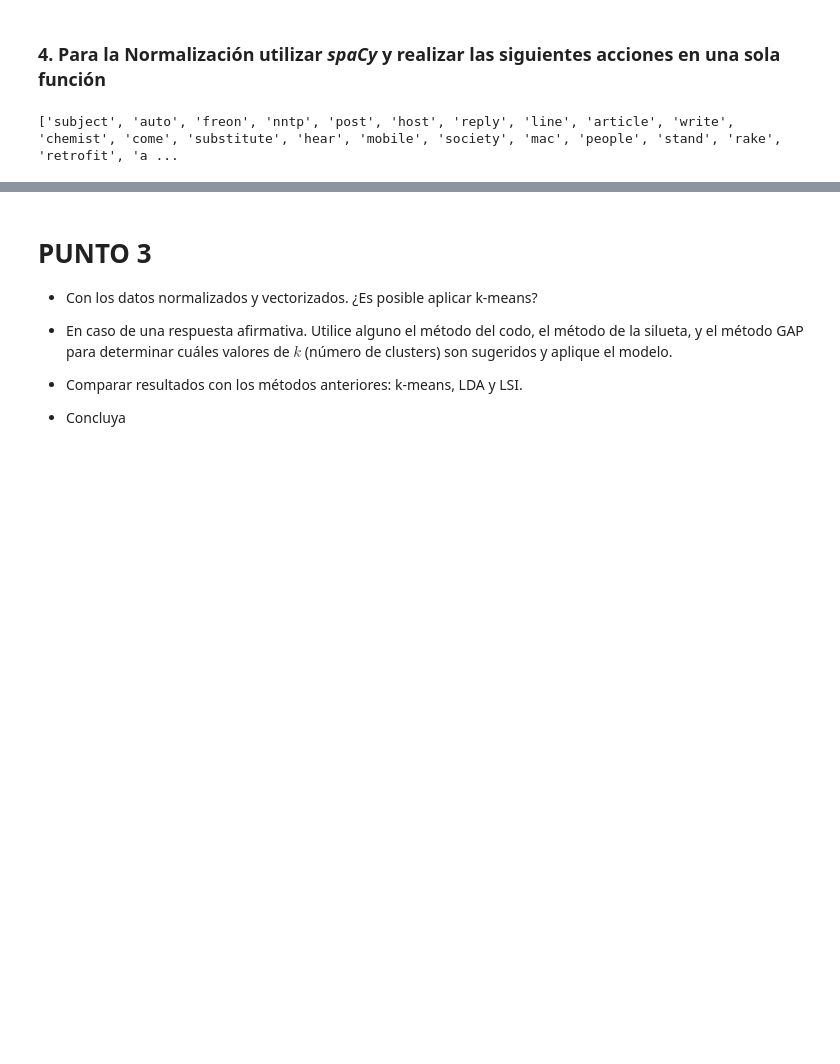
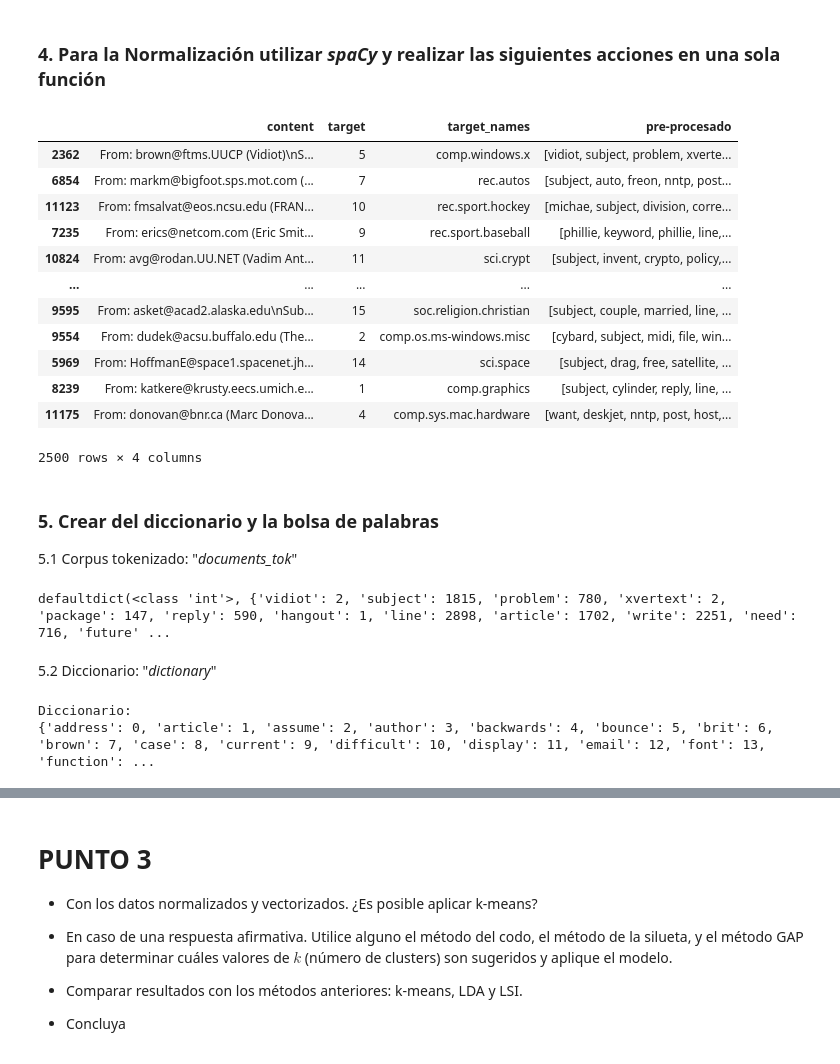
Before and after one commit to DayaVale/Procesamiento_Leguaje_Natural, a Jupyter notebook: Caso_2_corte_2_PLN.ipynb, the cells around one changed output, grey strips where cells are left out. Saved outputs shown, nothing was run; the diff lists cells and outputs as text; code cells hidden in the pictures; blank space fills up the shorter version.

```diff
--- a/Caso_2_corte_2_PLN.ipynb
+++ b/Caso_2_corte_2_PLN.ipynb
@@ -156,9 +153,23 @@ def preprocessing(text):
         result.append(i[2])
 
     return result
-# %%
-a = "From: markm@bigfoot.sps.mot.com (Mark Monninger)\nSubject: Re: Auto air conditioning without Freon\nNntp-Posting-Host: 223.250.10.7\nReply-To: rapw20@email.sps.mot.com\nOrganization: SPS\nDistribution: usa\nLines: 20\n\nIn article <1993Apr15.222600.11690@research.nj.nec.com>  \nbehanna@syl.nj.nec.com (Chris BeHanna) writes:\n>  ...\n> \tSeveral chemists already have come up with several substitutes for\n> R12.  You don't hear about them because the Mobile Air Conditioning  \nSociety\n> (MACS), that is, the people who stand to rake in that $300 to $1000 per\n> retrofit per automobile, have mounted an organized campaign to squash  \nthose\n> R12 substitutes out of existence if not ban them altogether (on very  \nshaky\n> technical grounds, at best, on outright lies at worst).\n>  ...\n\nNow, I'm not saying you're wrong because I know that the R-12 substitutes  \nexist, but this sounds a lot like the 200mpg carbs that the oil companies  \nkeep us all from getting.\n\nMark\n\n"
-k = preprocessing(a)
-print(k)
-# %% [output]
-['subject', 'auto', 'freon', 'nntp', 'post', 'host', 'reply', 'line', 'article', 'write', 'chemist', 'come', 'substitute', 'hear', 'mobile', 'society', 'mac', 'people', 'stand', 'rake', 'retrofit', 'a ...
+# %%
+df['pre-procesado'] = df['content'].apply(lambda texto: preprocessing(texto))
+df
+# %% [output]
+|  | content | target | target_names | pre-procesado |
+| 2362 | From: brown@ftms.UUCP (Vidiot)\nS... | 5 | comp.windows.x | [vidiot, subject, problem, xverte... |
+| 6854 | From: markm@bigfoot.sps.mot.com (... | 7 | rec.autos | [subject, auto, freon, nntp, post... |
+| 11123 | From: fmsalvat@eos.ncsu.edu (FRAN... | 10 | rec.sport.hockey | [michae, subject, division, corre... |
+| 7235 | From: erics@netcom.com (Eric Smit... | 9 | rec.sport.baseball | [phillie, keyword, phillie, line,... |
+| 10824 | From: avg@rodan.UU.NET (Vadim Ant... | 11 | sci.crypt | [subject, invent, crypto, policy,... |
+| ... | ... | ... | ... | ... |
+| 9595 | From: asket@acad2.alaska.edu\nSub... | 15 | soc.religion.christian | [subject, couple, married, line, ... |
+| 9554 | From: dudek@acsu.buffalo.edu (The... | 2 | comp.os.ms-windows.misc | [cybard, subject, midi, file, win... |
+| 5969 | From: HoffmanE@space1.spacenet.jh... | 14 | sci.space | [subject, drag, free, satellite, ... |
+| 8239 | From: katkere@krusty.eecs.umich.e... | 1 | comp.graphics | [subject, cylinder, reply, line, ... |
+| 11175 | From: donovan@bnr.ca (Marc Donova... | 4 | comp.sys.mac.hardware | [want, deskjet, nntp, post, host,... |
+2500 rows × 4 columns
+# %% [markdown]
+### 5. Crear del diccionario y la bolsa de palabras
+5.1 Corpus tokenizado: "*documents_tok*"
@@ -164,0 +178,21 @@ print(k)
+# %%
+
+# Creamos el diccionario (vocabulario)
+frequency = defaultdict(int)
+for doc in x:
+    for token in doc:
+        frequency[token] += 1
+
+print(frequency)
+# %% [output]
+defaultdict(<class 'int'>, {'vidiot': 2, 'subject': 1815, 'problem': 780, 'xvertext': 2, 'package': 147, 'reply': 590, 'hangout': 1, 'line': 2898, 'article': 1702, 'write': 2251, 'need': 716, 'future' ...
+# %% [markdown]
+ 5.2 Diccionario: "*dictionary*"
+# %%
+documents = [[token for token in doc] for doc in x]
+dictionary = corpora.Dictionary(documents)
+print('Diccionario:')
+print(dictionary.token2id)
+# %% [output]
+Diccionario:
+{'address': 0, 'article': 1, 'assume': 2, 'author': 3, 'backwards': 4, 'bounce': 5, 'brit': 6, 'brown': 7, 'case': 8, 'current': 9, 'difficult': 10, 'display': 11, 'email': 12, 'font': 13, 'function': ...
```
Also changed, not shown: parts of 15 cells of this notebook, 3 other files.
